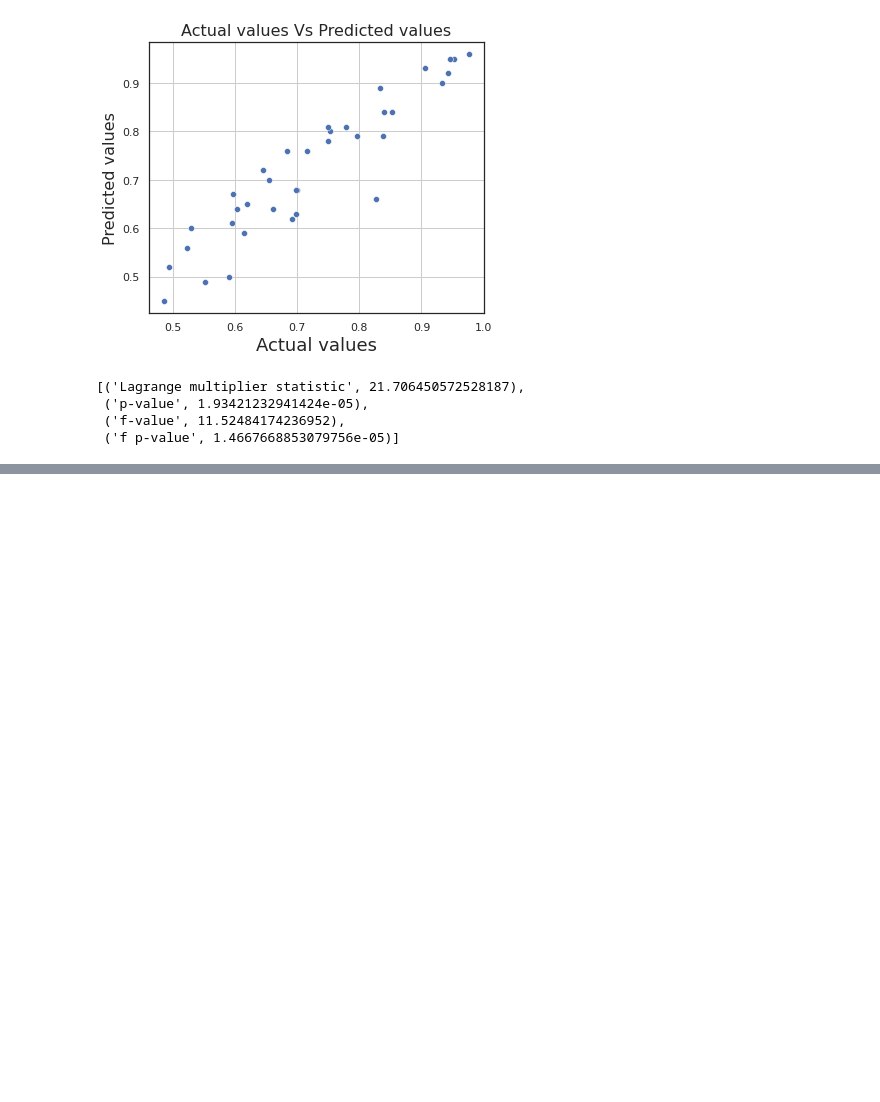
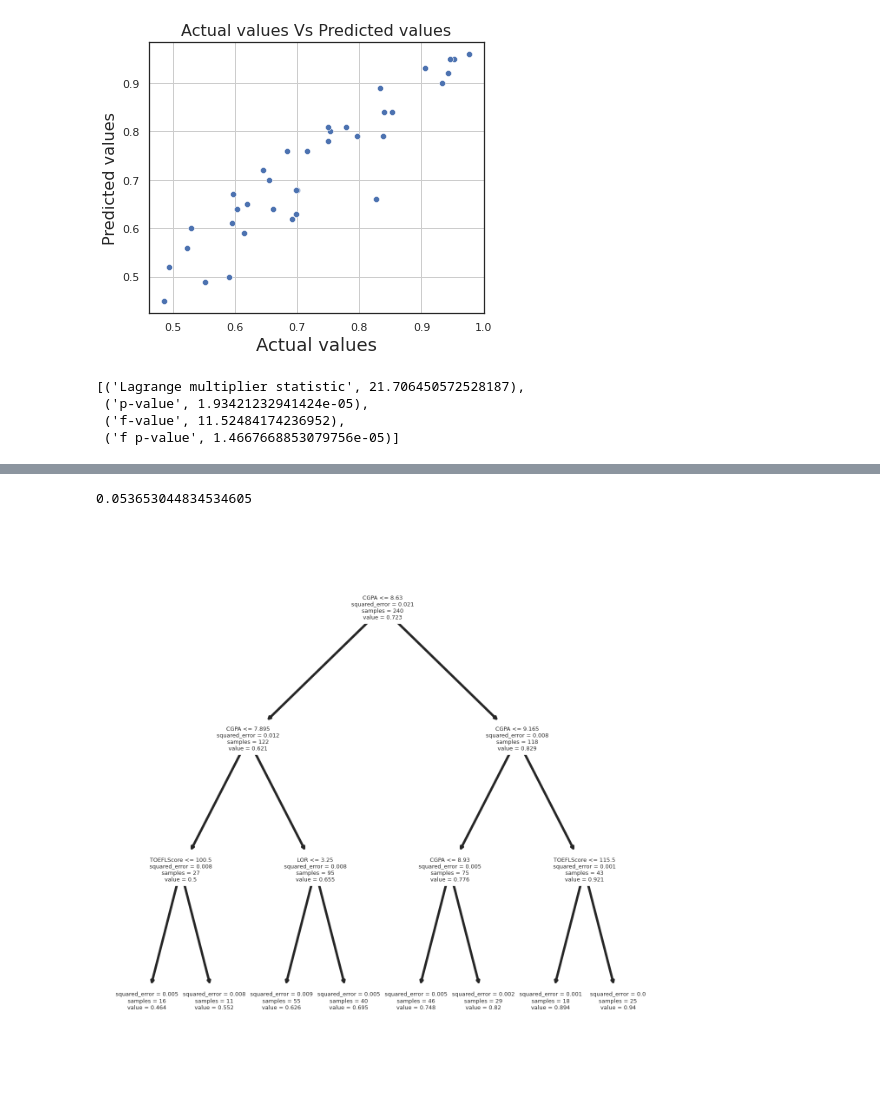
Before and after one commit to Amar-C-A/Admission-Prediction, a Jupyter notebook: Admission_prediction.ipynb, the cells around one changed output, grey strips where cells are left out. Saved outputs shown, nothing was run; the diff lists cells and outputs as text; code cells hidden in the pictures; blank space fills up the shorter version.

```diff
--- a/Admission_prediction.ipynb
+++ b/Admission_prediction.ipynb
@@ -629,0 +695,18 @@ lzip(names, test)
+# %%
+# Fit the Deep Tree model of depth 4 on the training data and test it's performance on test data by
+# calculating the the MAE
+
+reg_tree = DecisionTreeRegressor(max_depth=4,min_samples_leaf=5)
+reg_tree.fit(x_train,y_train)
+y_pred= reg_tree.predict(x_valid)
+np.mean(np.abs(y_valid-y_pred))  #MAE
+# %% [output]
+0.053653044834534605
+# %%
+# for importing tree
+from sklearn import tree
+fig,axes = plt.subplots(figsize=(4,4),dpi=400)
+tree.plot_tree(reg_tree,feature_names=list(x),filled=False)
+plt.show()
+# %% [output]
+[figure, added]
```
Also changed, not shown: parts of 13 cells of this notebook.
